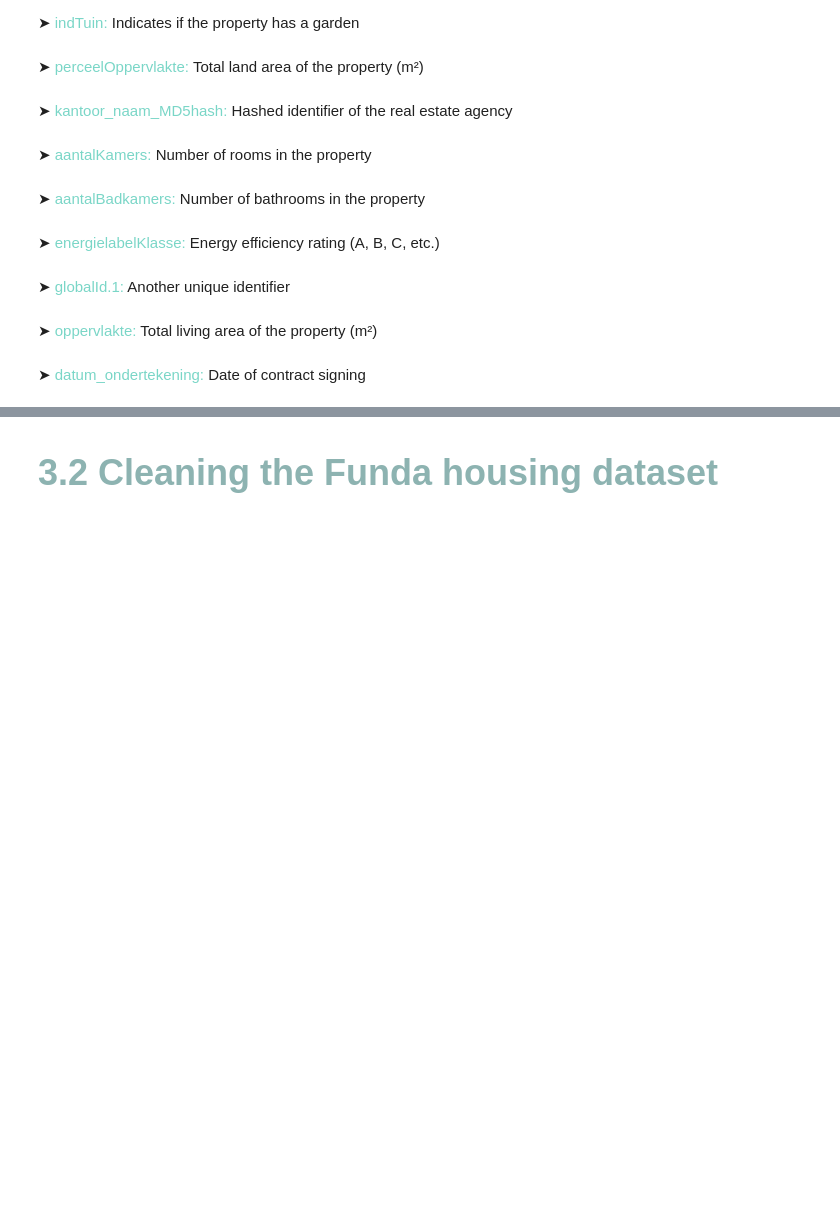
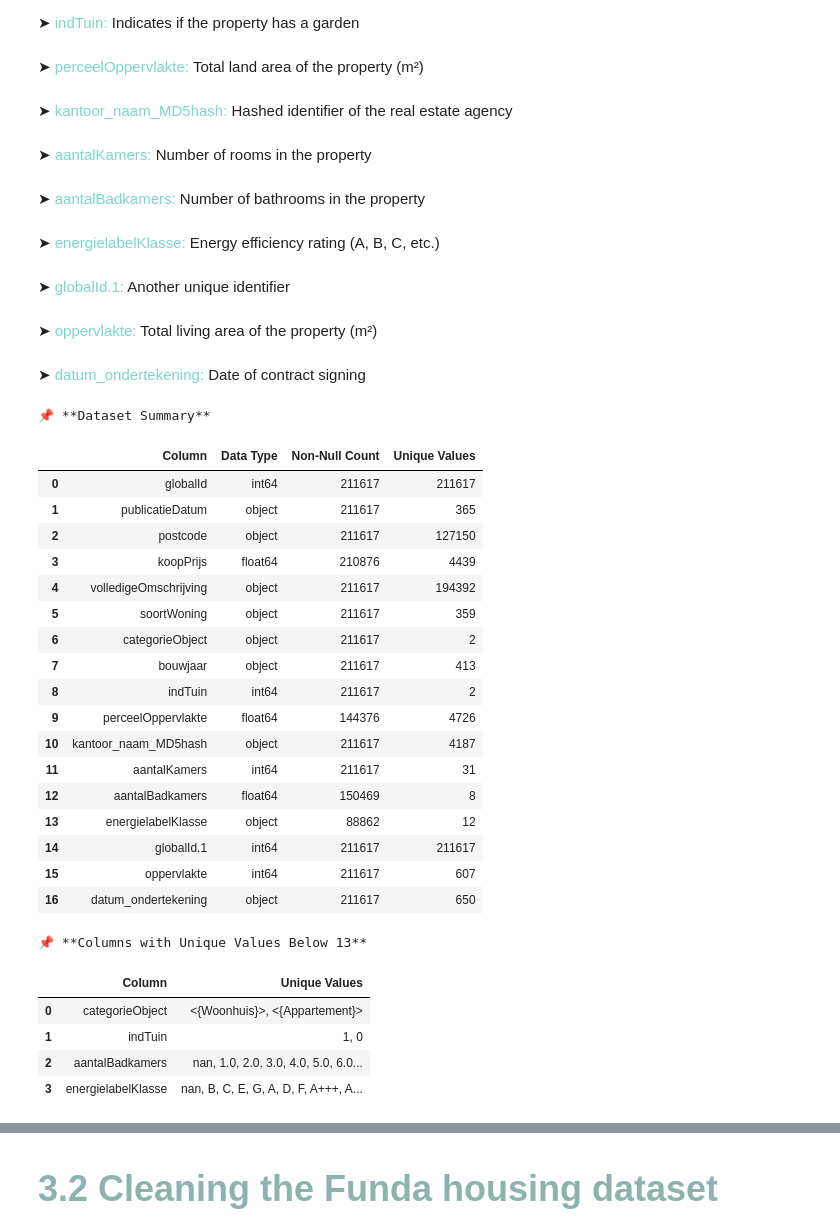
Before and after one commit to Josey-mc2/House-pricing-analysis, a Jupyter notebook: funda_analysis_ai_resit.ipynb, the cells around one changed output, grey strips where cells are left out. Drawn from its saved outputs; the diff is of its cells as text; code cells hidden in the pictures; blank space fills up the shorter version.

```diff
--- a/funda_analysis_ai_resit.ipynb
+++ b/funda_analysis_ai_resit.ipynb
@@ -115,3 +127,64 @@ Each row represents a property listed with attributes such as location, pricing,
 ➤ <span style='color: #7AD6C7;'>globalId.1:</span>  Another unique identifier   <br>
 ➤ <span style='color: #7AD6C7;'>oppervlakte:</span>  Total living area of the property (m²)  <br>
 ➤ <span style='color: #7AD6C7;'>datum_ondertekening:</span>  Date of contract signing  <br>
+# %%
+#source chatgpt
+
+# Generate a summary table with column info
+df_summary = pd.DataFrame({
+    "Column": funda_housing_df.columns,
+    "Data Type": funda_housing_df.dtypes.values,
+    "Non-Null Count": funda_housing_df.notna().sum().values,
+    "Unique Values": funda_housing_df.nunique().values
+})
+
+# Find columns with unique values less than 13
+low_unique_columns = df_summary[df_summary["Unique Values"] < 13]["Column"].tolist()
+
+# Create a DataFrame to store unique values of these columns
+unique_values_data = {
+    "Column": [],
+    "Unique Values": []
+}
+
+for col in low_unique_columns:
+    unique_values_data["Column"].append(col)
+    unique_values_data["Unique Values"].append(", ".join(map(str, funda_housing_df[col].unique())))
+
+df_unique_values = pd.DataFrame(unique_values_data)
+
+# Display the tables
+import pandas as pd
+from IPython.display import display
+
+print("📌 **Dataset Summary**")
+display(df_summary.style.set_properties(**{'border': '1px solid lightblue', 'font-weight': 'bold'}, subset=['Column']))
+
+print("\n📌 **Columns with Unique Values Below 13**")
+display(df_unique_values.style.set_properties(**{'border': '1px solid lightblue', 'font-weight': 'bold'}, subset=['Column']))
+# %% [output]
+📌 **Dataset Summary**
+|  | Column | Data Type | Non-Null Count | Unique Values |
+| 0 | globalId | int64 | 211617 | 211617 |
+| 1 | publicatieDatum | object | 211617 | 365 |
+| 2 | postcode | object | 211617 | 127150 |
+| 3 | koopPrijs | float64 | 210876 | 4439 |
+| 4 | volledigeOmschrijving | object | 211617 | 194392 |
+| 5 | soortWoning | object | 211617 | 359 |
+| 6 | categorieObject | object | 211617 | 2 |
+| 7 | bouwjaar | object | 211617 | 413 |
+| 8 | indTuin | int64 | 211617 | 2 |
+| 9 | perceelOppervlakte | float64 | 144376 | 4726 |
+| 10 | kantoor_naam_MD5hash | object | 211617 | 4187 |
+| 11 | aantalKamers | int64 | 211617 | 31 |
+| 12 | aantalBadkamers | float64 | 150469 | 8 |
+| 13 | energielabelKlasse | object | 88862 | 12 |
+| 14 | globalId.1 | int64 | 211617 | 211617 |
+| 15 | oppervlakte | int64 | 211617 | 607 |
+| 16 | datum_ondertekening | object | 211617 | 650 |
+📌 **Columns with Unique Values Below 13**
+|  | Column | Unique Values |
+| 0 | categorieObject | <{Woonhuis}>, <{Appartement}> |
+| 1 | indTuin | 1, 0 |
+| 2 | aantalBadkamers | nan, 1.0, 2.0, 3.0, 4.0, 5.0, 6.0... |
+| 3 | energielabelKlasse | nan, B, C, E, G, A, D, F, A+++, A... |
```
Also changed, not shown: parts of 19 cells of this notebook.
